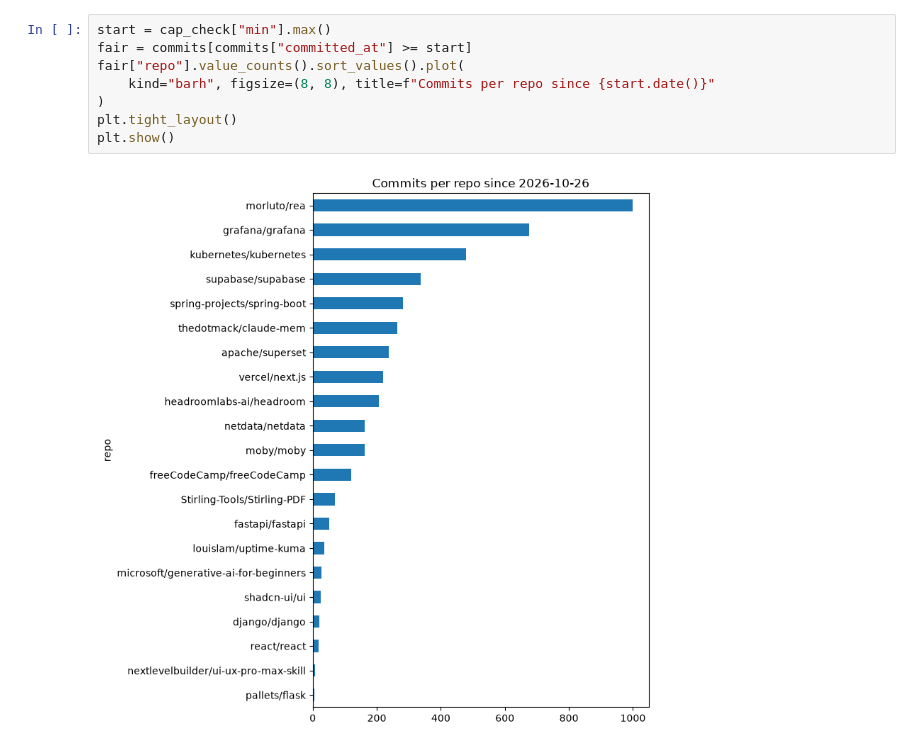
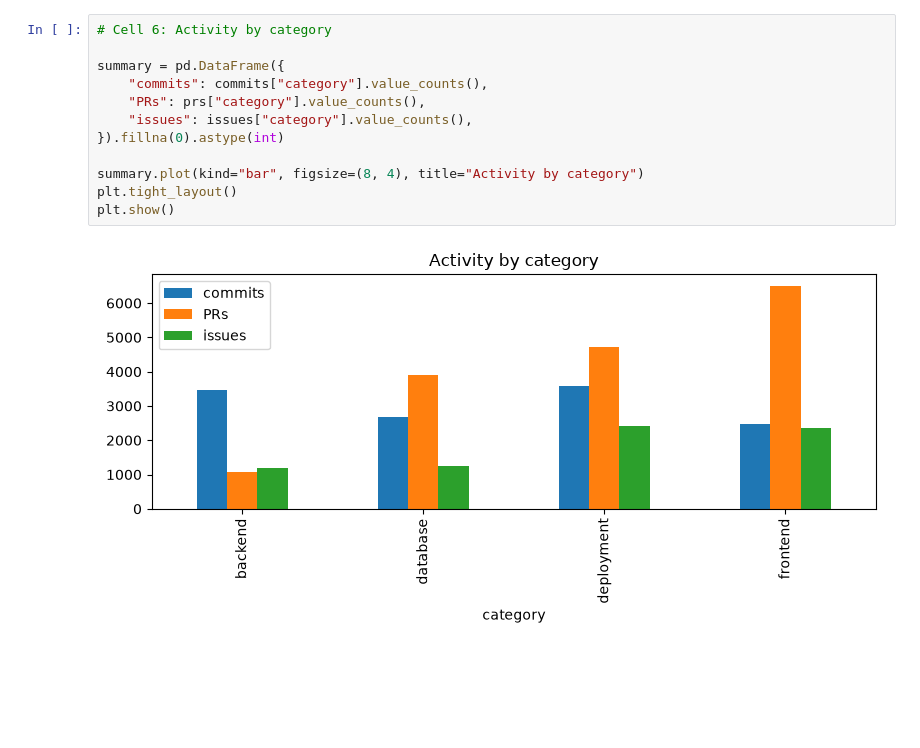
Before and after one commit to waleed01im/github-activity-tracker, a Jupyter notebook: eda/notebooks/01_explore.ipynb, the cells around one changed output. Cells and saved outputs as stored; diff of their text form; blank space fills up the shorter version.

```diff
--- a/eda/notebooks/01_explore.ipynb
+++ b/eda/notebooks/01_explore.ipynb
@@ -145,10 +117,14 @@ cap_check.sort_values("count", ascending=False)
-# %%
-start = cap_check["min"].max()
-fair = commits[commits["committed_at"] >= start]
-fair["repo"].value_counts().sort_values().plot(
-    kind="barh", figsize=(8, 8), title=f"Commits per repo since {start.date()}"
-)
-plt.tight_layout()
-plt.show()
-# %% [output]
-[figure, removed]
+# %%
+# Cell 6: Activity by category
+
+summary = pd.DataFrame({
+    "commits": commits["category"].value_counts(),
+    "PRs": prs["category"].value_counts(),
+    "issues": issues["category"].value_counts(),
+}).fillna(0).astype(int)
+
+summary.plot(kind="bar", figsize=(8, 4), title="Activity by category")
+plt.tight_layout()
+plt.show()
+# %% [output]
+[figure, added]
```
Also changed, not shown: parts of 21 cells of this notebook, 17 other files.
